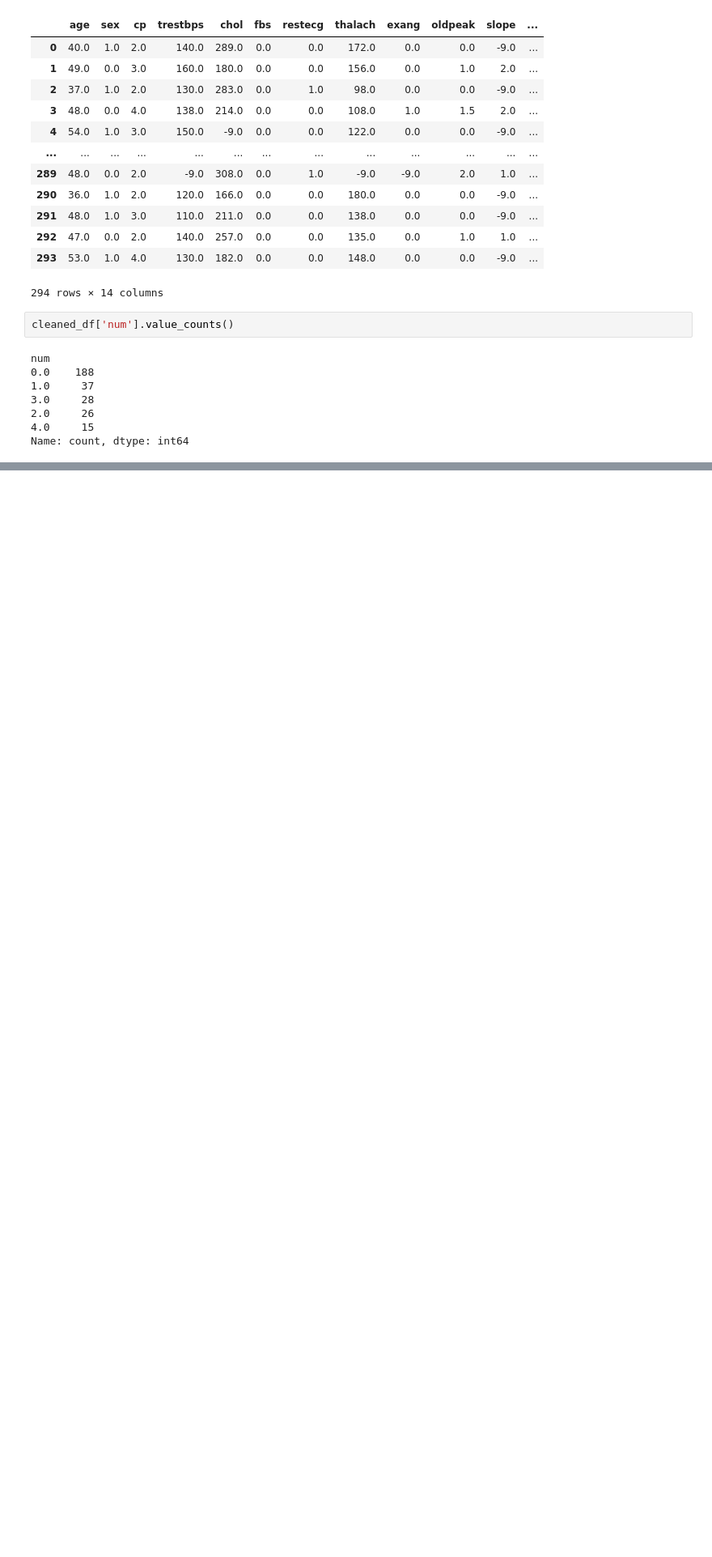
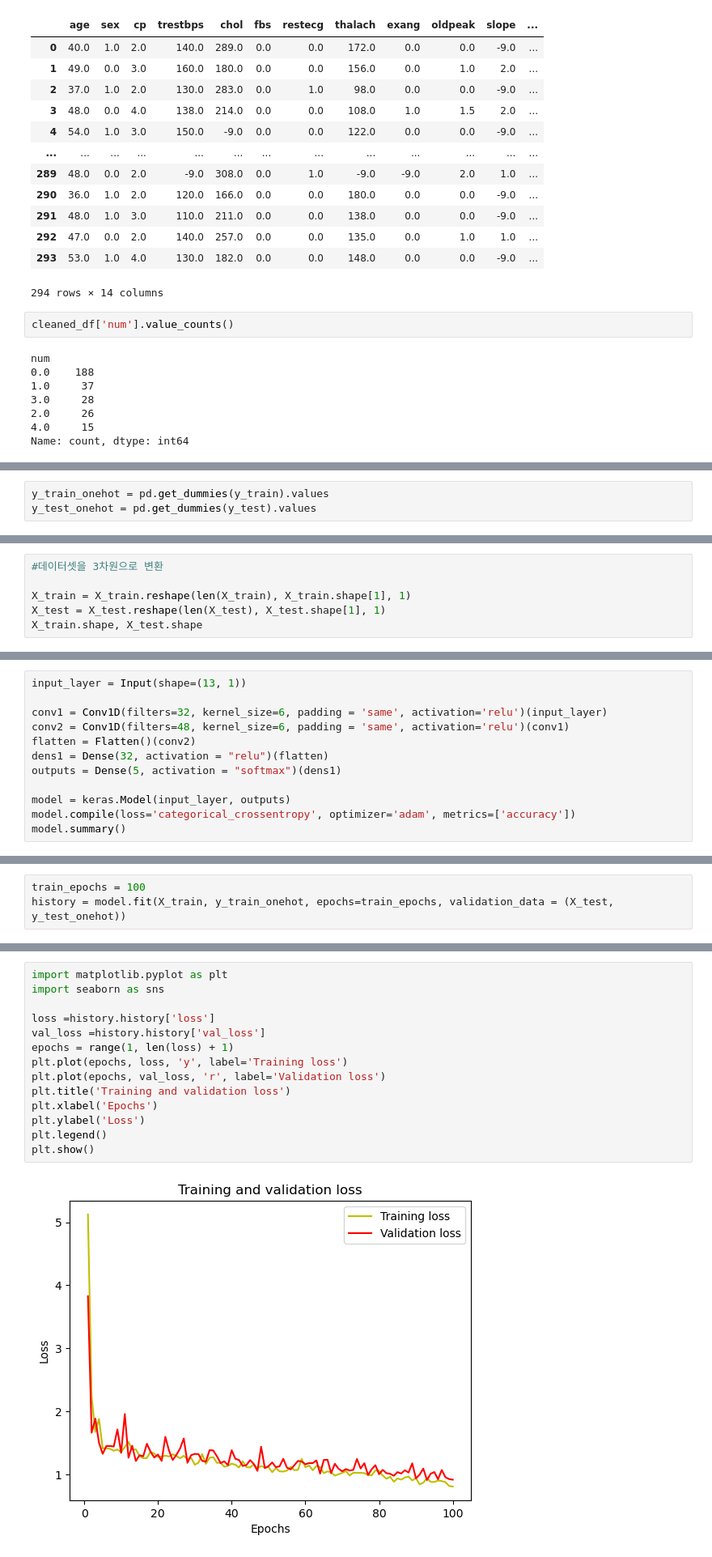
Before and after one commit to RhoYul/AI_Study, a Jupyter notebook: assignment/DL/heart_disease_CNN.ipynb, the cells around one changed output, grey strips where cells are left out. Shown at 81% size. Cells and saved outputs as stored; diff of their text form; blank space fills up the shorter version.

```diff
--- a/assignment/DL/heart_disease_CNN.ipynb
+++ b/assignment/DL/heart_disease_CNN.ipynb
@@ -74,0 +166,3 @@ Name: count, dtype: int64
+# %%
+y_train_onehot = pd.get_dummies(y_train).values
+y_test_onehot = pd.get_dummies(y_test).values
@@ -74,0 +179,6 @@ Name: count, dtype: int64
+# %%
+#데이터셋을 3차원으로 변환
+
+X_train = X_train.reshape(len(X_train), X_train.shape[1], 1)
+X_test = X_test.reshape(len(X_test), X_test.shape[1], 1)
+X_train.shape, X_test.shape
@@ -74,0 +191,12 @@ Name: count, dtype: int64
+# %%
+input_layer = Input(shape=(13, 1))
+
+conv1 = Conv1D(filters=32, kernel_size=6, padding = 'same', activation='relu')(input_layer)
+conv2 = Conv1D(filters=48, kernel_size=6, padding = 'same', activation='relu')(conv1)
+flatten = Flatten()(conv2)
+dens1 = Dense(32, activation = "relu")(flatten)
+outputs = Dense(5, activation = "softmax")(dens1)
+
+model = keras.Model(input_layer, outputs)
+model.compile(loss='categorical_crossentropy', optimizer='adam', metrics=['accuracy'])
+model.summary()
@@ -74,0 +221,3 @@ Name: count, dtype: int64
+# %%
+train_epochs = 100
+history = model.fit(X_train, y_train_onehot, epochs=train_epochs, validation_data = (X_test, y_test_onehot))
@@ -74,0 +242,16 @@ Name: count, dtype: int64
+# %%
+import matplotlib.pyplot as plt
+import seaborn as sns
+
+loss =history.history['loss']
+val_loss =history.history['val_loss']
+epochs = range(1, len(loss) + 1)
+plt.plot(epochs, loss, 'y', label='Training loss')
+plt.plot(epochs, val_loss, 'r', label='Validation loss')
+plt.title('Training and validation loss')
+plt.xlabel('Epochs')
+plt.ylabel('Loss')
+plt.legend()
+plt.show()
+# %% [output]
+[figure, added]
```
Also changed, not shown: parts of 17 cells of this notebook, 2 other files.
